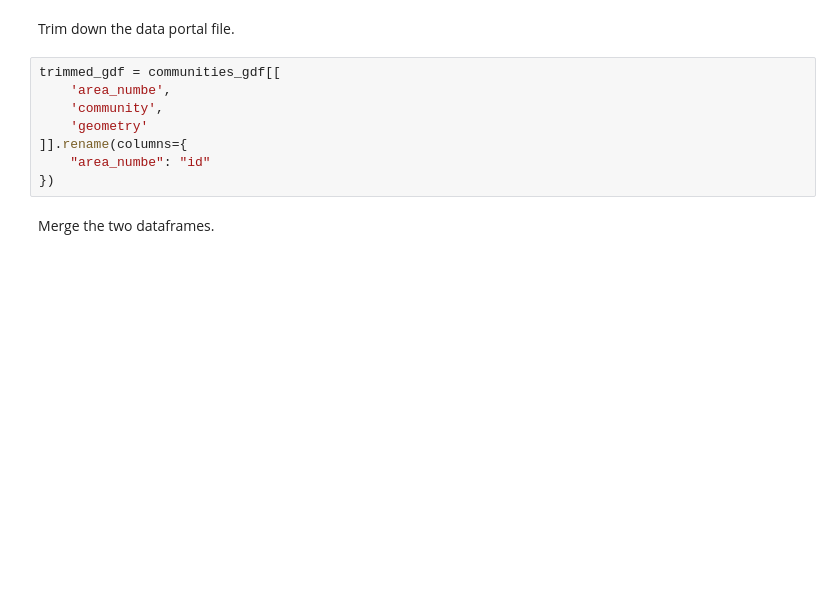
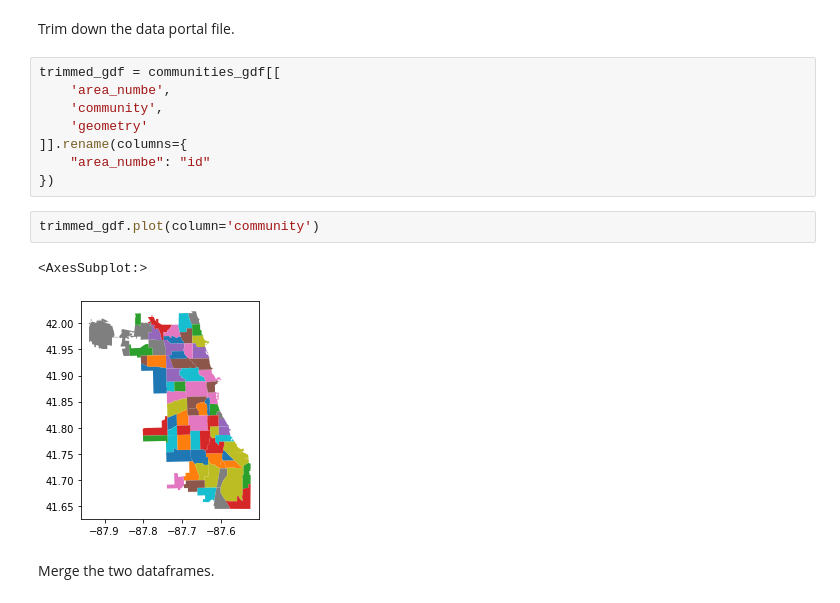
Before and after one commit to palewire/chicago-regions-map, a Jupyter notebook: dissolve.ipynb, the cells around one changed output. Drawn from its saved outputs; the diff is of its cells as text; blank space fills up the shorter version.

```diff
--- a/dissolve.ipynb
+++ b/dissolve.ipynb
@@ -32,6 +32,11 @@ trimmed_gdf = communities_gdf[[
 ]].rename(columns={
     "area_numbe": "id"
 })
+# %%
+trimmed_gdf.plot(column='community')
+# %% [output]
+<AxesSubplot:>
+[figure, added]
 # %% [markdown]
 Merge the two dataframes.
 # %%
```
